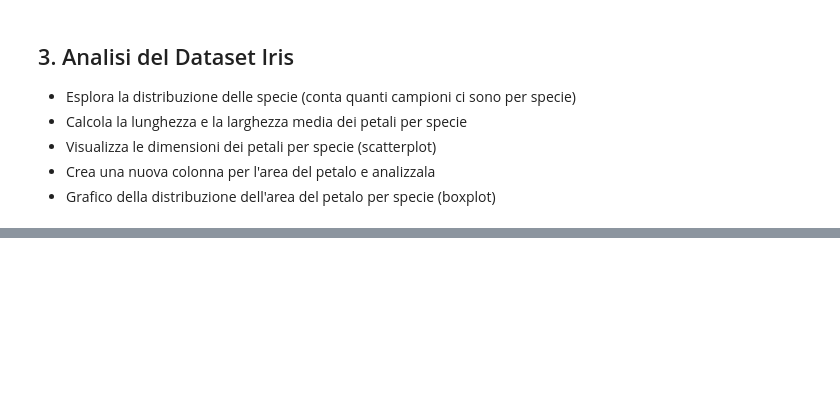
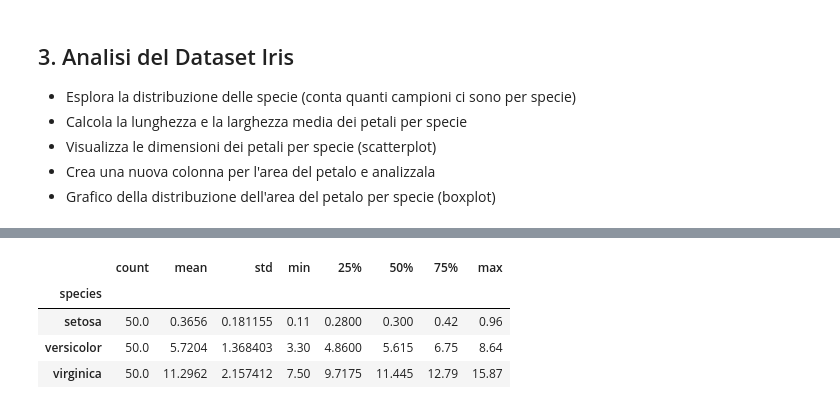
Before and after one commit to lisacontardo/Lab_2, a Jupyter notebook: 4_Esercizi_lez_4.ipynb, the cells around one changed output, grey strips where cells are left out. Cells and saved outputs as stored; diff of their text form; code cells hidden in the pictures; blank space fills up the shorter version.

```diff
--- a/4_Esercizi_lez_4.ipynb
+++ b/4_Esercizi_lez_4.ipynb
@@ -192,0 +238,14 @@ url = "https://raw.githubusercontent.com/mwaskom/seaborn-data/master/iris.csv"
+# %%
+#Crea una nuova colonna per l'area del petalo e analizzala
+
+df['area_petalo'] = df['petal_length'] * df['petal_width']
+
+grouped = df.groupby('species')
+area_info = grouped['area_petalo'].describe()
+area_info
+# %% [output]
+|  | count | mean | std | min | 25% | 50% | 75% | max |
+| species |  |  |  |  |  |  |  |  |
+| setosa | 50.0 | 0.3656 | 0.181155 | 0.11 | 0.2800 | 0.300 | 0.42 | 0.96 |
+| versicolor | 50.0 | 5.7204 | 1.368403 | 3.30 | 4.8600 | 5.615 | 6.75 | 8.64 |
+| virginica | 50.0 | 11.2962 | 2.157412 | 7.50 | 9.7175 | 11.445 | 12.79 | 15.87 |
```
Also changed, not shown: parts of 6 cells of this notebook.
